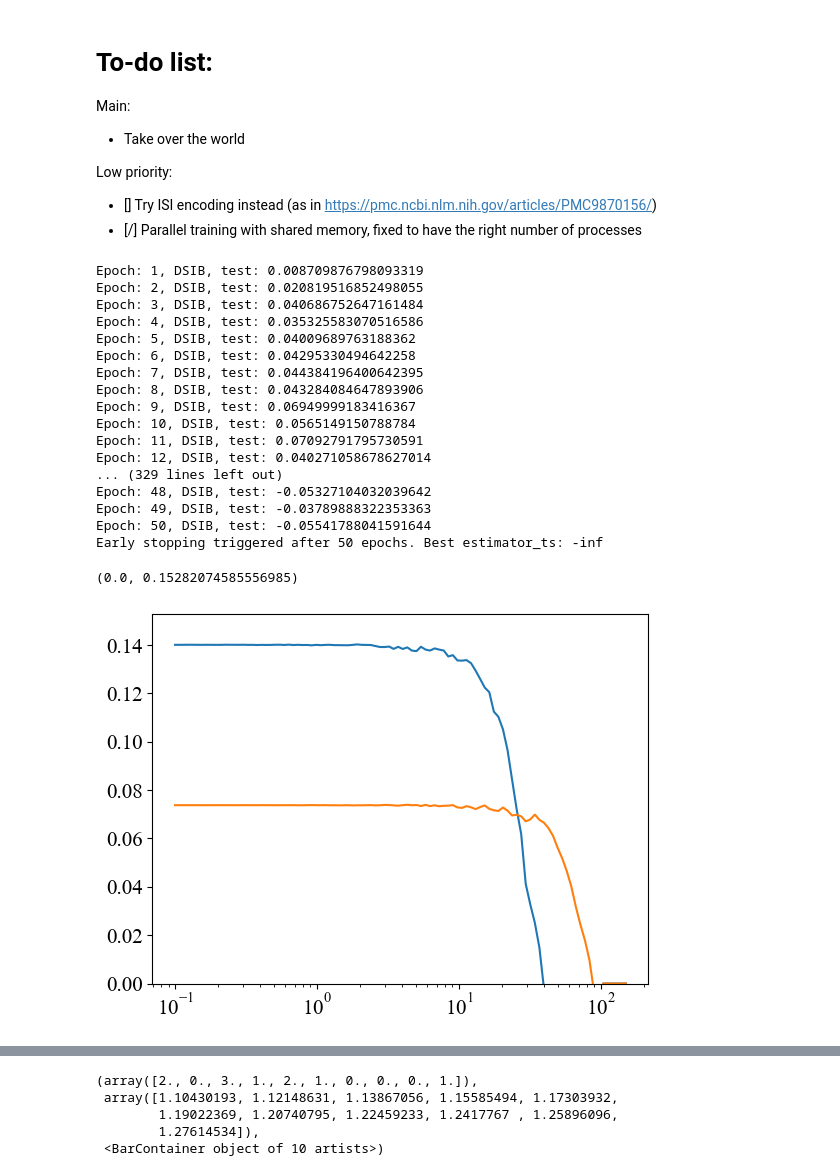
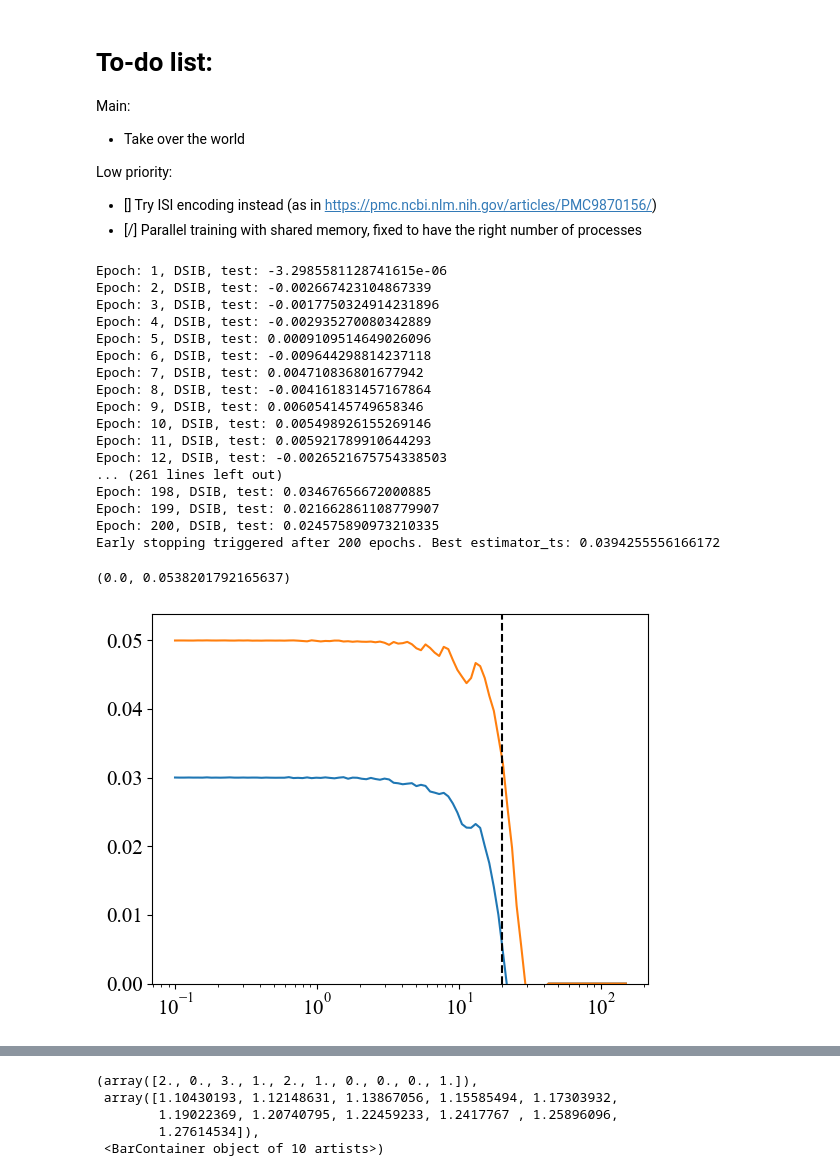
Before and after one commit to LeoJW/VNCMPanalysis, a Jupyter notebook: eslam_MI/Mothy_MI.ipynb, the cells around one changed output, grey strips where cells are left out. Saved outputs shown, nothing was run; the diff lists cells and outputs as text; code cells hidden in the pictures.

```diff
--- a/eslam_MI/Mothy_MI.ipynb
+++ b/eslam_MI/Mothy_MI.ipynb
@@ -75,8 +75,8 @@ Low priority:
 params = {
     # Optimizer parameters (for training)
     'epochs': 300,
-    'window_size': 0.05,
-    'batch_size': 256, # Number of windows estimator processes at any time
+    'window_size': 0.02,
+    'batch_size': 512, # Number of windows estimator processes at any time
     'learning_rate': 5e-3,
     'patience': 50,
     'min_delta': 0.001,
@@ -92,52 +92,53 @@ params = {
     'hidden_dim': 64,
     'embed_dim': 6,
     'beta': 512, # Just used in DVSIB
     'estimator': 'infonce', # Estimator: infonce or smile_5. See estimators.py for all options
     'mode': 'sep', # Almost always we'll use separable
     'max_n_batches': 256, # If input has more than this many batches, encoder runs are split up for memory management
 }
 precision_levels = np.hstack((0, np.logspace(np.log10(0.0001), np.log10(0.15), 100)))
 
 # ISI
 ds = TimeWindowDataset(os.path.join(data_dir, '2025-03-11'), window_size=params['window_size'], neuron_label_filter=1, use_ISI=True, select_x=[10])
 this_params = {**params, 'X_dim': ds.X.shape[1] * ds.X.shape[2], 'Y_dim': ds.Y.shape[1] * ds.Y.shape[2]}
 
 mis_test, train_id = train_model_no_eval(ds, this_params)
 model = retrieve_best_model(mis_test, this_params, train_id=train_id, remove_all=True)
 mi = precision_rounding(precision_levels, ds, model)
 
 # No ISI
 ds = TimeWindowDataset(os.path.join(data_dir, '2025-03-11'), window_size=params['window_size'], neuron_label_filter=1, use_ISI=False, select_x=[10])
 this_params = {**params, 'X_dim': ds.X.shape[1] * ds.X.shape[2], 'Y_dim': ds.Y.shape[1] * ds.Y.shape[2]}
 
 mis_test, train_id = train_model_no_eval(ds, this_params)
 model_reg = retrieve_best_model(mis_test, this_params, train_id=train_id, remove_all=True)
 mi_reg = precision_rounding(precision_levels, ds, model_reg)
 
 plt.plot(precision_levels * 1000, mi[1:])
 plt.plot(precision_levels * 1000, mi_reg[1:])
+plt.axvline(this_params['window_size'] * 1000, color='k', linestyle='--')
 plt.gca().set_xscale('log')
 plt.gca().set_ylim(0)
 # %% [output]
-Epoch: 1, DSIB, test: 0.008709876798093319
-Epoch: 2, DSIB, test: 0.020819516852498055
-Epoch: 3, DSIB, test: 0.040686752647161484
-Epoch: 4, DSIB, test: 0.035325583070516586
-Epoch: 5, DSIB, test: 0.04009689763188362
-Epoch: 6, DSIB, test: 0.04295330494642258
-Epoch: 7, DSIB, test: 0.044384196400642395
-Epoch: 8, DSIB, test: 0.043284084647893906
-Epoch: 9, DSIB, test: 0.06949999183416367
-Epoch: 10, DSIB, test: 0.0565149150788784
-Epoch: 11, DSIB, test: 0.07092791795730591
-Epoch: 12, DSIB, test: 0.040271058678627014
-... (329 lines left out)
-Epoch: 48, DSIB, test: -0.05327104032039642
-Epoch: 49, DSIB, test: -0.03789888322353363
-Epoch: 50, DSIB, test: -0.05541788041591644
-Early stopping triggered after 50 epochs. Best estimator_ts: -inf
+Epoch: 1, DSIB, test: -3.2985581128741615e-06
+Epoch: 2, DSIB, test: -0.002667423104867339
+Epoch: 3, DSIB, test: -0.0017750324914231896
+Epoch: 4, DSIB, test: -0.002935270080342889
+Epoch: 5, DSIB, test: 0.0009109514649026096
+Epoch: 6, DSIB, test: -0.009644298814237118
+Epoch: 7, DSIB, test: 0.004710836801677942
+Epoch: 8, DSIB, test: -0.004161831457167864
+Epoch: 9, DSIB, test: 0.006054145749658346
+Epoch: 10, DSIB, test: 0.005498926155269146
+Epoch: 11, DSIB, test: 0.005921789910644293
+Epoch: 12, DSIB, test: -0.0026521675754338503
+... (261 lines left out)
+Epoch: 198, DSIB, test: 0.03467656672000885
+Epoch: 199, DSIB, test: 0.021662861108779907
+Epoch: 200, DSIB, test: 0.024575890973210335
+Early stopping triggered after 200 epochs. Best estimator_ts: 0.0394255556166172
-(0.0, 0.15282074585556985)
+(0.0, 0.0538201792165637)
-[figure, old version]
+[figure, new version]
 # %%
 mi = np.zeros_like(precision_levels)
 with torch.no_grad():
```
Also changed, not shown: 3 other files.
